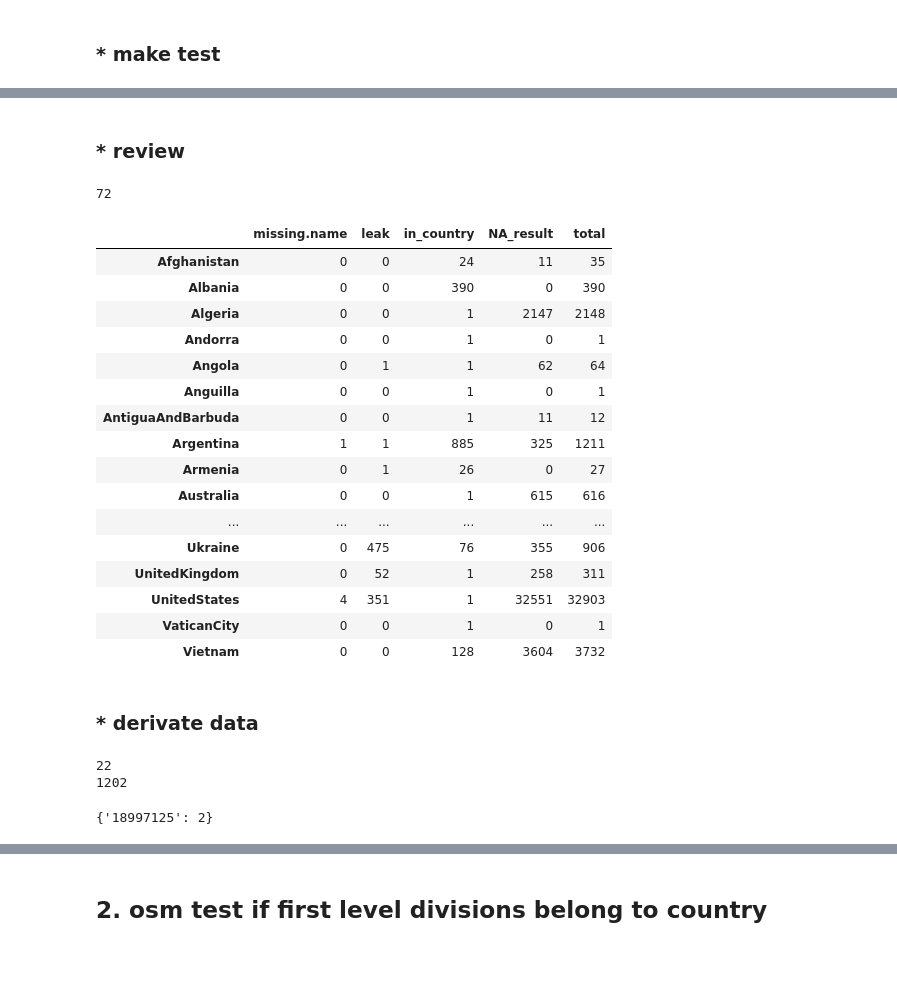
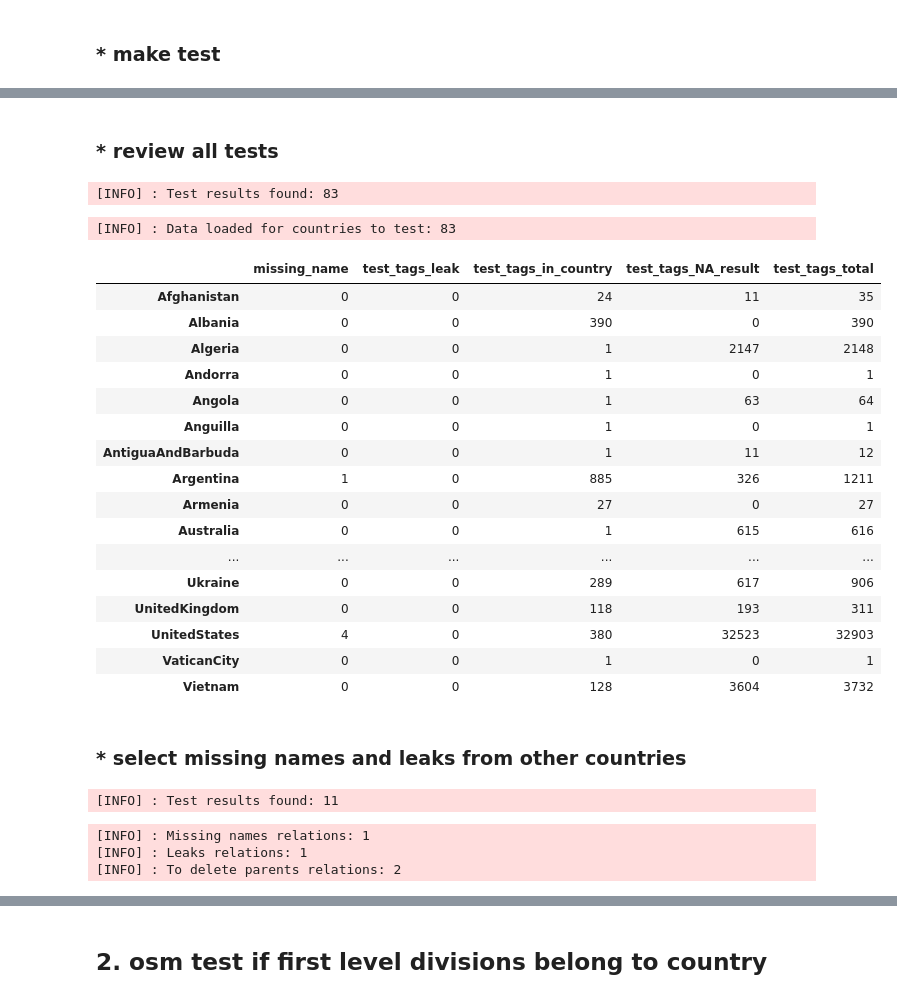
Before and after one commit to diego-vega-centeno/administrative-divisions-osm-scrape, a Jupyter notebook: notebooks/test.ipynb, the cells around one changed output, grey strips where cells are left out. Saved outputs shown, nothing was run; the diff lists cells and outputs as text; code cells hidden in the pictures; blank space fills up the shorter version.

```diff
--- a/notebooks/test.ipynb
+++ b/notebooks/test.ipynb
@@ -154,0 +70,7 @@ print(len(to_process))
+# %%
+countries_tested = [c for c, val in process_state.items() if (val['test_basic']['status'] == 'ok')]
+logger.info(f"countries tested: {len(countries_tested)}")
+countries_to_test = [c for c, val in process_state.items() if
+    (val['clean']['status'] == 'ok') and (val['test_basic']['status'] in ['pending', 'error'])
+]
+logger.info(f"countries to test: {len(countries_to_test)}")
@@ -154,0 +121,9 @@ print(len(to_process))
+# %%
+logger.info(f"* Load data from: {CLEANED_DIR.relative_to(ROOT)}")
+cleaned_files = [f for f in CLEANED_DIR.glob('*/*')]
+logger.info(f"  * Directories found: {len(cleaned_files)}")
+
+# to_test_df = {file.parent.name:tgm.load(str(file)) for file in cleaned_files if file.parent.name}
+to_test_df = {file.parent.name:tgm.load(str(file)) for file in cleaned_files if file.parent.name in countries_to_test}
+logger.info(f"  * Countries to test: {len(countries_to_test)}")
+logger.info(f"  * Data loaded for countries to test: {len(to_test_df)}")
@@ -166,50 +161,60 @@ for country, df in to_process.items():
 # %% [markdown]
-### * review
+### * review all tests
 # %%
-test_res_by_cntr = {f.parent.name:tgm.load(f) for f in (TEST_RESULTS_DIR / 'osm basic test').glob('*/*')}
-print(len(test_res_by_cntr))
+test_res_by_cntr = {f.parent.name:tgm.load(f) for f in TEST_BASIC_DIR.glob('*/*')}
+logger.info(f'Test results found: {len(test_res_by_cntr)}')
 # %% [output]
-72
+[INFO] : Test results found: 83
+# %%
+files = [f for f in CLEANED_DIR.rglob('*.pkl')]
+df_by_cntr = {file.parent.name:tgm.load(str(file)) for file in files}
+logger.info(f"Data loaded for countries to test: {len(df_by_cntr)}")
+# %% [output]
+[INFO] : Data loaded for countries to test: 83
 # %%
 temp = pd.DataFrame(test_res_by_cntr)
 temp = temp.T.map(len)
-temp['total'] = list(map(len, list(df_by_cntr.values())))
-tph.df_peek(temp)
+temp['test_tags_total'] = [len(elems) for c,elems in df_by_cntr.items() if c in test_res_by_cntr.keys()]
+temp.peek()
 # %% [output]
-|  | missing.name | leak | in_country | NA_result | total |
+|  | missing_name | test_tags_leak | test_tags_in_country | test_tags_NA_result | test_tags_total |
 | Afghanistan | 0 | 0 | 24 | 11 | 35 |
 | Albania | 0 | 0 | 390 | 0 | 390 |
 | Algeria | 0 | 0 | 1 | 2147 | 2148 |
 | Andorra | 0 | 0 | 1 | 0 | 1 |
-| Angola | 0 | 1 | 1 | 62 | 64 |
+| Angola | 0 | 0 | 1 | 63 | 64 |
 | Anguilla | 0 | 0 | 1 | 0 | 1 |
 | AntiguaAndBarbuda | 0 | 0 | 1 | 11 | 12 |
-| Argentina | 1 | 1 | 885 | 325 | 1211 |
-| Armenia | 0 | 1 | 26 | 0 | 27 |
+| Argentina | 1 | 0 | 885 | 326 | 1211 |
+| Armenia | 0 | 0 | 27 | 0 | 27 |
 | Australia | 0 | 0 | 1 | 615 | 616 |
 | ... | ... | ... | ... | ... | ... |
-| Ukraine | 0 | 475 | 76 | 355 | 906 |
-| UnitedKingdom | 0 | 52 | 1 | 258 | 311 |
-| UnitedStates | 4 | 351 | 1 | 32551 | 32903 |
+| Ukraine | 0 | 0 | 289 | 617 | 906 |
+| UnitedKingdom | 0 | 0 | 118 | 193 | 311 |
+| UnitedStates | 4 | 0 | 380 | 32523 | 32903 |
 | VaticanCity | 0 | 0 | 1 | 0 | 1 |
 | Vietnam | 0 | 0 | 128 | 3604 | 3732 |
 # %% [markdown]
-### * derivate data
+### * select missing names and leaks from other countries
+# %%
+test_res_by_cntr = {f.parent.name:tgm.load(f) for f in TEST_BASIC_DIR.glob('*/*') if f.parent.name in countries_to_test}
+# test_res_by_cntr = {f.parent.name:tgm.load(f) for f in TEST_BASIC_DIR.glob('*/*') if f.parent.name}
+logger.info(f'Test results found: {len(test_res_by_cntr)}')
+# %% [output]
+[INFO] : Test results found: 11
 # %%
-missing_names = []
-leaks = []
+missing_names = set()
+leaks = set()
 for k,v in test_res_by_cntr.items():
-    missing_names.extend(v['missing.name'])
+    missing_names.update(v['missing_name'])
 for k,v in test_res_by_cntr.items():
-    leaks.extend(v['leak'])
+    leaks.update(v['test_tags_leak'])
 
-print(len(missing_names))
-print(len(leaks))
+logger.info(f"Missing names relations: {len(missing_names)}")
+logger.info(f"Leaks relations: {len(leaks)}")
+relations_from_test_to_delete = leaks | missing_names
+logger.info(f"To delete parents relations: {len(relations_from_test_to_delete)}")
 # %% [output]
-22
-1202
+[INFO] : Missing names relations: 1
+[INFO] : Leaks relations: 1
+[INFO] : To delete parents relations: 2
-# %%
-
-print(tgm.count_duplicates(missing_names))
-# %% [output]
-{'18997125': 2}
```
Also changed, not shown: parts of 30 cells of this notebook, 1 other file.
